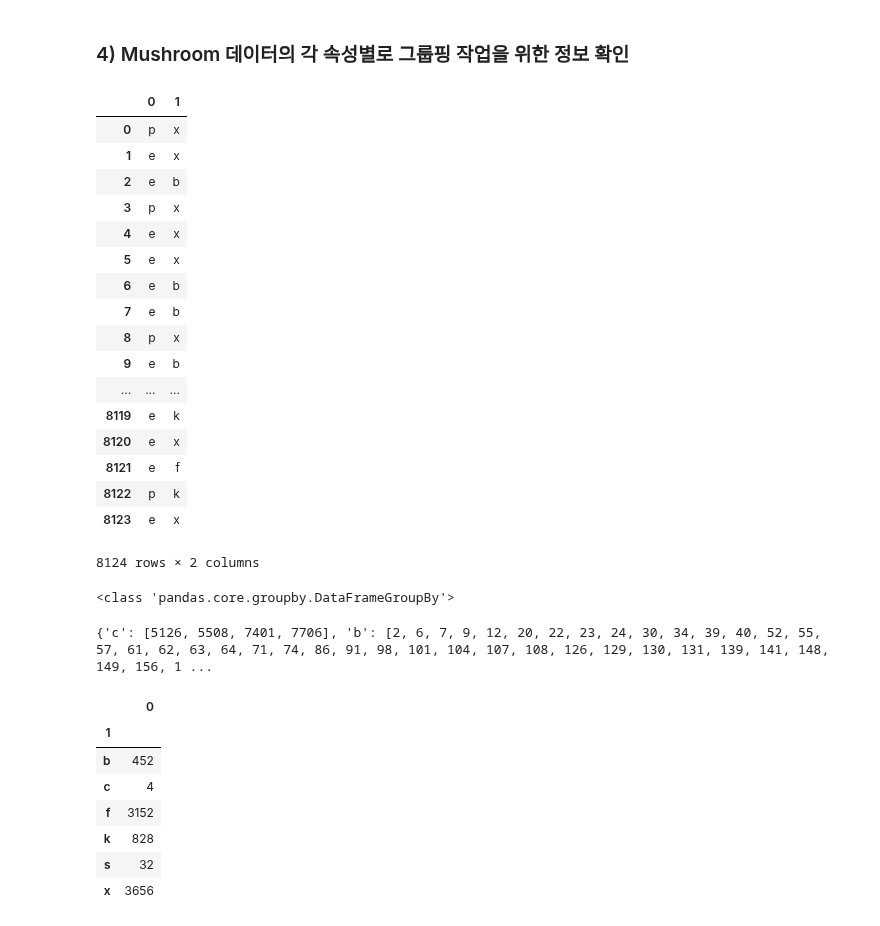
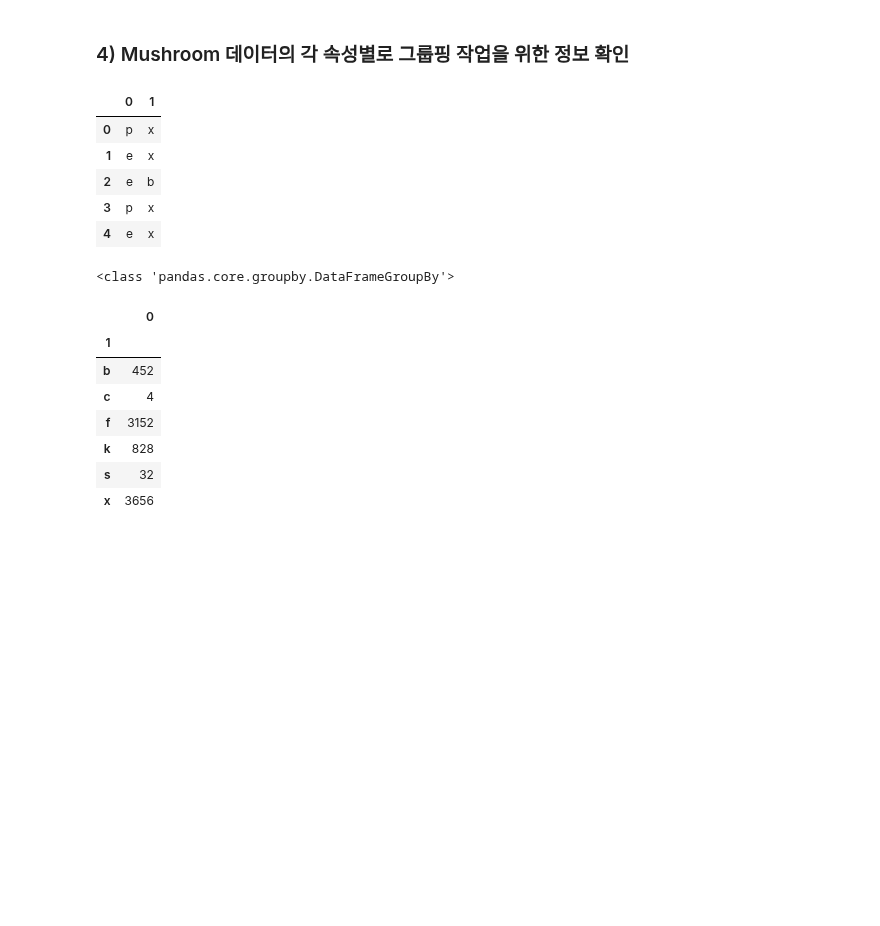
Before and after one commit to bluebibi/LINK_ML_BIG_DATA, a Jupyter notebook: Mushroom_Dataset.ipynb, the cells around one changed output. Drawn from its saved outputs; the diff is of its cells as text; code cells hidden in the pictures; blank space fills up the shorter version.

```diff
--- a/Mushroom_Dataset.ipynb
+++ b/Mushroom_Dataset.ipynb
@@ -236,36 +225,20 @@ groupby_temp_df2.describe()
 # %% [markdown]
 ### 4) Mushroom 데이터의 각 속성별로 그룹핑 작업을 위한 정보 확인
 # %%
-df[[0,1]]
+df[[0,1]].head(5)
 # %% [output]
 |  | 0 | 1 |
 | 0 | p | x |
 | 1 | e | x |
 | 2 | e | b |
 | 3 | p | x |
 | 4 | e | x |
-| 5 | e | x |
-| 6 | e | b |
-| 7 | e | b |
-| 8 | p | x |
-| 9 | e | b |
-| ... | ... | ... |
-| 8119 | e | k |
-| 8120 | e | x |
-| 8121 | e | f |
-| 8122 | p | k |
-| 8123 | e | x |
-8124 rows × 2 columns
 # %%
 a = df[[0,1]].groupby(1)
 # %%
 print type(a)
 # %% [output]
 <class 'pandas.core.groupby.DataFrameGroupBy'>
-# %%
-print a.groups
-# %% [output]
-{'c': [5126, 5508, 7401, 7706], 'b': [2, 6, 7, 9, 12, 20, 22, 23, 24, 30, 34, 39, 40, 52, 55, 57, 61, 62, 63, 64, 71, 74, 86, 91, 98, 101, 104, 107, 108, 126, 129, 130, 131, 139, 141, 148, 149, 156, 1 ...
 # %%
 a.count()
 # %% [output]
```
Also changed, not shown: parts of 23 cells of this notebook, 1 other file.
